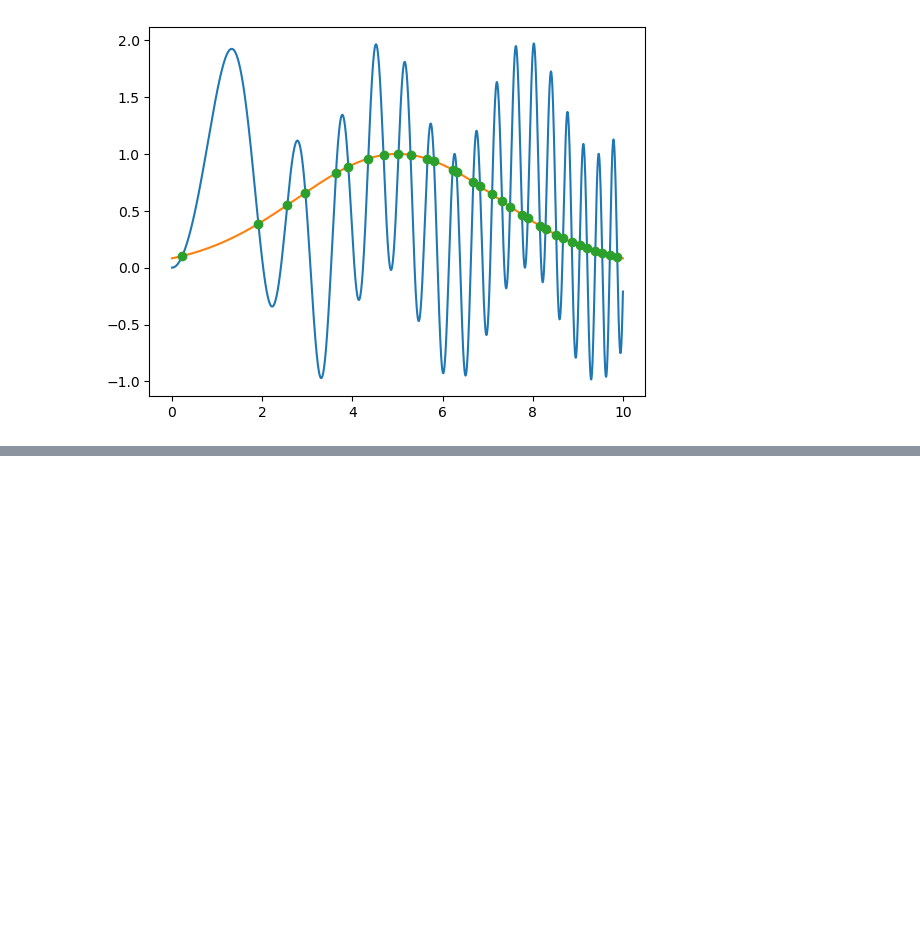
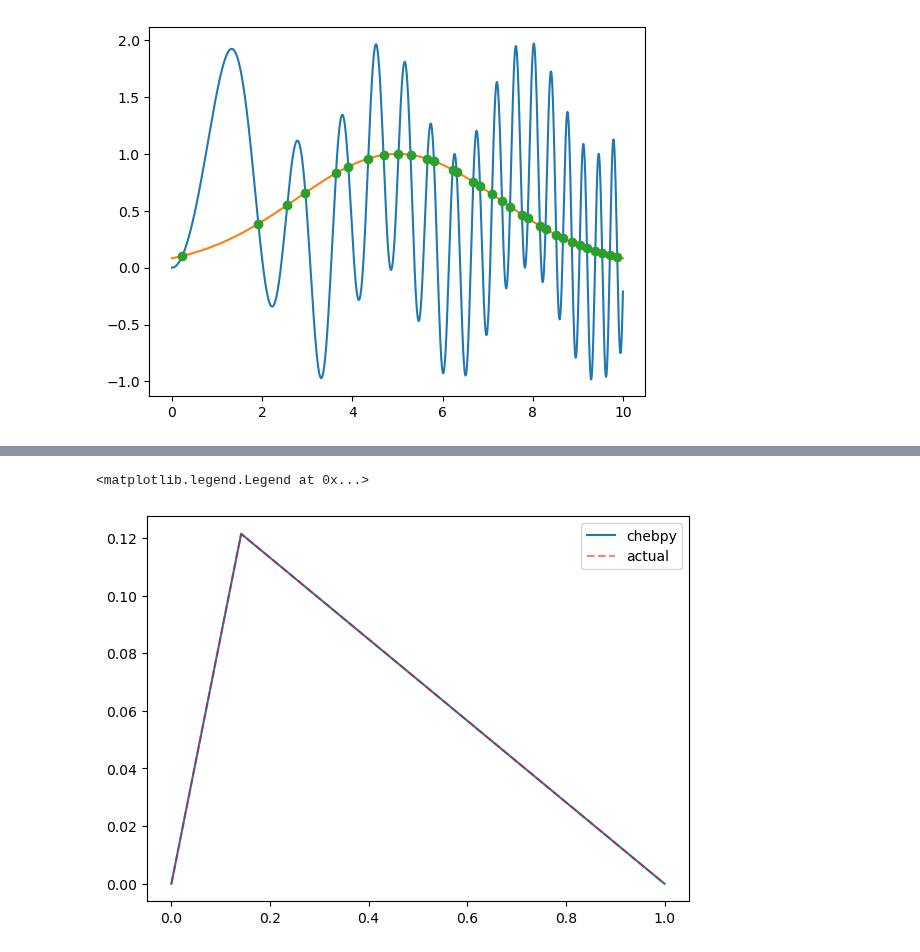
Before and after one commit to hsharsh/chebgreen, a Jupyter notebook: main/chebpytest.ipynb, the cells around one changed output, grey strips where cells are left out. Drawn from its saved outputs; the diff is of its cells as text; code cells hidden in the pictures; blank space fills up the shorter version.

```diff
--- a/main/chebpytest.ipynb
+++ b/main/chebpytest.ipynb
@@ -12,3 +13,10 @@ ax.plot(r, f(r), 'o')
 # %% [output]
 [<matplotlib.lines.Line2D at 0x...>]
 [figure]
+# %%
+def green(x,s):
+    g = 0
+    g = (x <= s) * (x * (1-s)) + (x > s) * (s * (1-x))
+    return g
+# %%
+x,s = np.meshgrid(np.linspace(0,1,100),np.linspace(0,1,100))
@@ -14,0 +28,5 @@ ax.plot(r, f(r), 'o')
+# %%
+f = lambda x: green(x,s[14][14])
+# %%
+cp.UserPreferences.eps = 1e-10
+fc = cp.chebfun(f, [0,1])
@@ -14,0 +49,8 @@ ax.plot(r, f(r), 'o')
+# %%
+plt.figure(figsize = (7,5))
+ax = fc.plot()
+ax.plot(x[0],f(x[0]),'r--', alpha = 0.5)
+plt.legend(['chebpy','actual'])
+# %% [output]
+<matplotlib.legend.Legend at 0x...>
+[figure, added]
```
Also changed, not shown: parts of 6 cells of this notebook.
